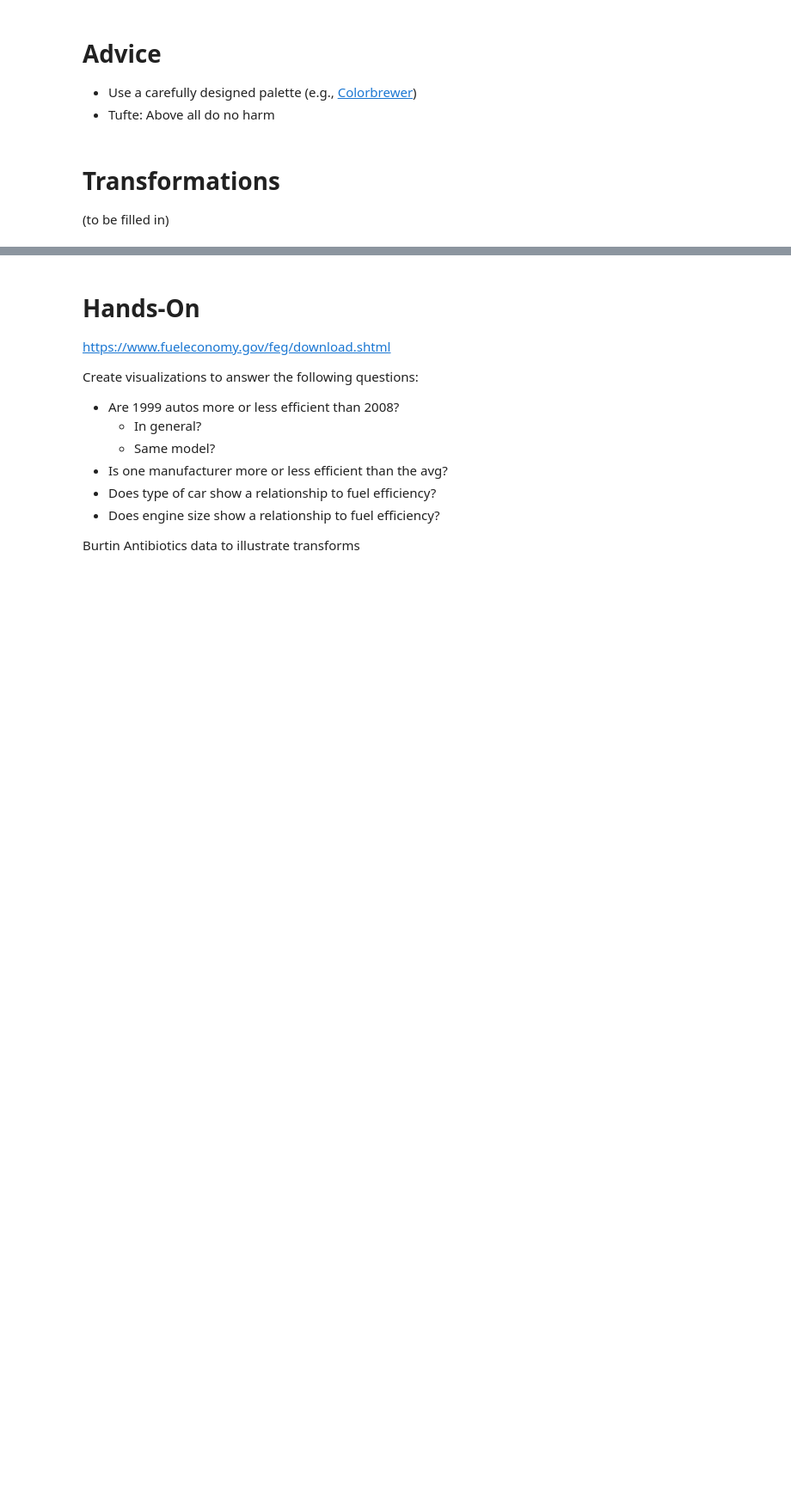
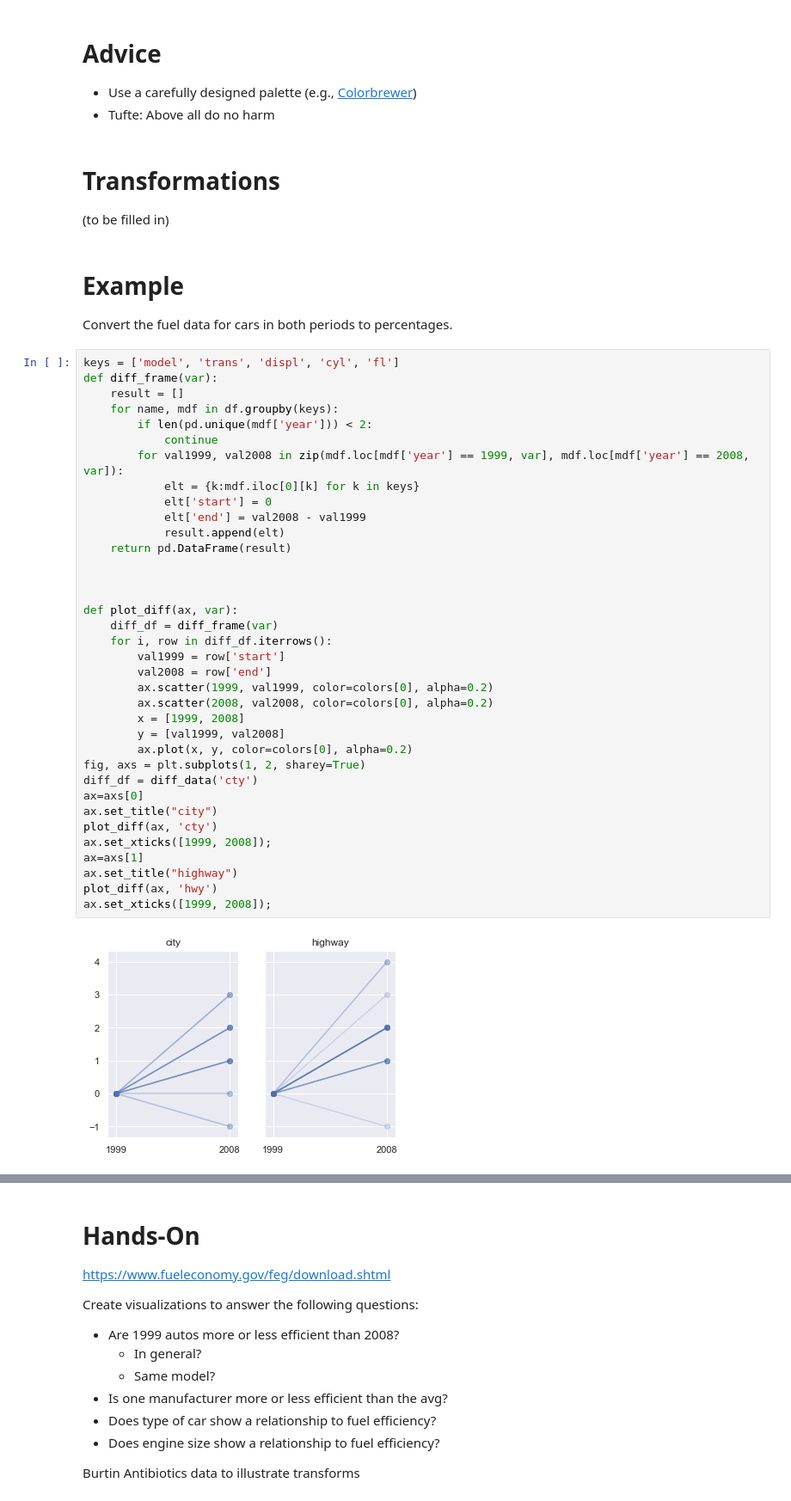
Before and after one commit to ciyer/intro-data-viz, a Jupyter notebook: part1.ipynb, the cells around one changed output, grey strips where cells are left out. Shown at 86% size. Drawn from its saved outputs; the diff is of its cells as text; blank space fills up the shorter version.

```diff
--- a/part1.ipynb
+++ b/part1.ipynb
@@ -443,3 +526,45 @@ sequential
 # Transformations
 
 (to be filled in)
+# %% [markdown]
+# Example
+
+Convert the fuel data for cars in both periods to percentages.
+# %%
+keys = ['model', 'trans', 'displ', 'cyl', 'fl']
+def diff_frame(var):
+    result = []
+    for name, mdf in df.groupby(keys):
+        if len(pd.unique(mdf['year'])) < 2:
+            continue
+        for val1999, val2008 in zip(mdf.loc[mdf['year'] == 1999, var], mdf.loc[mdf['year'] == 2008, var]):
+            elt = {k:mdf.iloc[0][k] for k in keys}
+            elt['start'] = 0
+            elt['end'] = val2008 - val1999
+            result.append(elt)
+    return pd.DataFrame(result)
+
+
+
+def plot_diff(ax, var):
+    diff_df = diff_frame(var)
+    for i, row in diff_df.iterrows():
+        val1999 = row['start']
+        val2008 = row['end']
+        ax.scatter(1999, val1999, color=colors[0], alpha=0.2)
+        ax.scatter(2008, val2008, color=colors[0], alpha=0.2)
+        x = [1999, 2008]
+        y = [val1999, val2008]
+        ax.plot(x, y, color=colors[0], alpha=0.2)
+fig, axs = plt.subplots(1, 2, sharey=True)
+diff_df = diff_data('cty')
+ax=axs[0]
+ax.set_title("city")
+plot_diff(ax, 'cty')
+ax.set_xticks([1999, 2008]);
+ax=axs[1]
+ax.set_title("highway")
+plot_diff(ax, 'hwy')
+ax.set_xticks([1999, 2008]);
+# %% [output]
+[figure, added]
```
Also changed, not shown: parts of 12 cells of this notebook, 2 other files.
